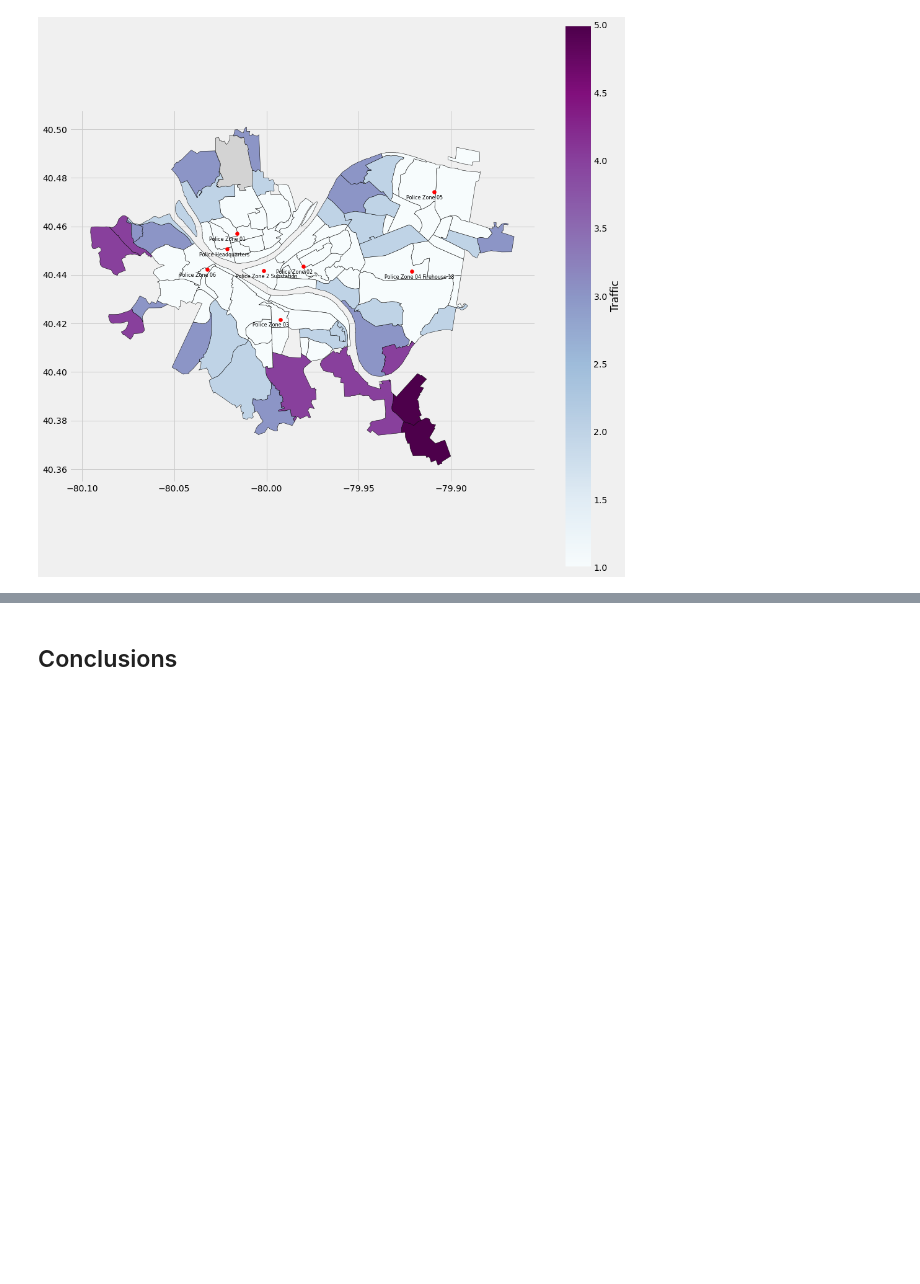
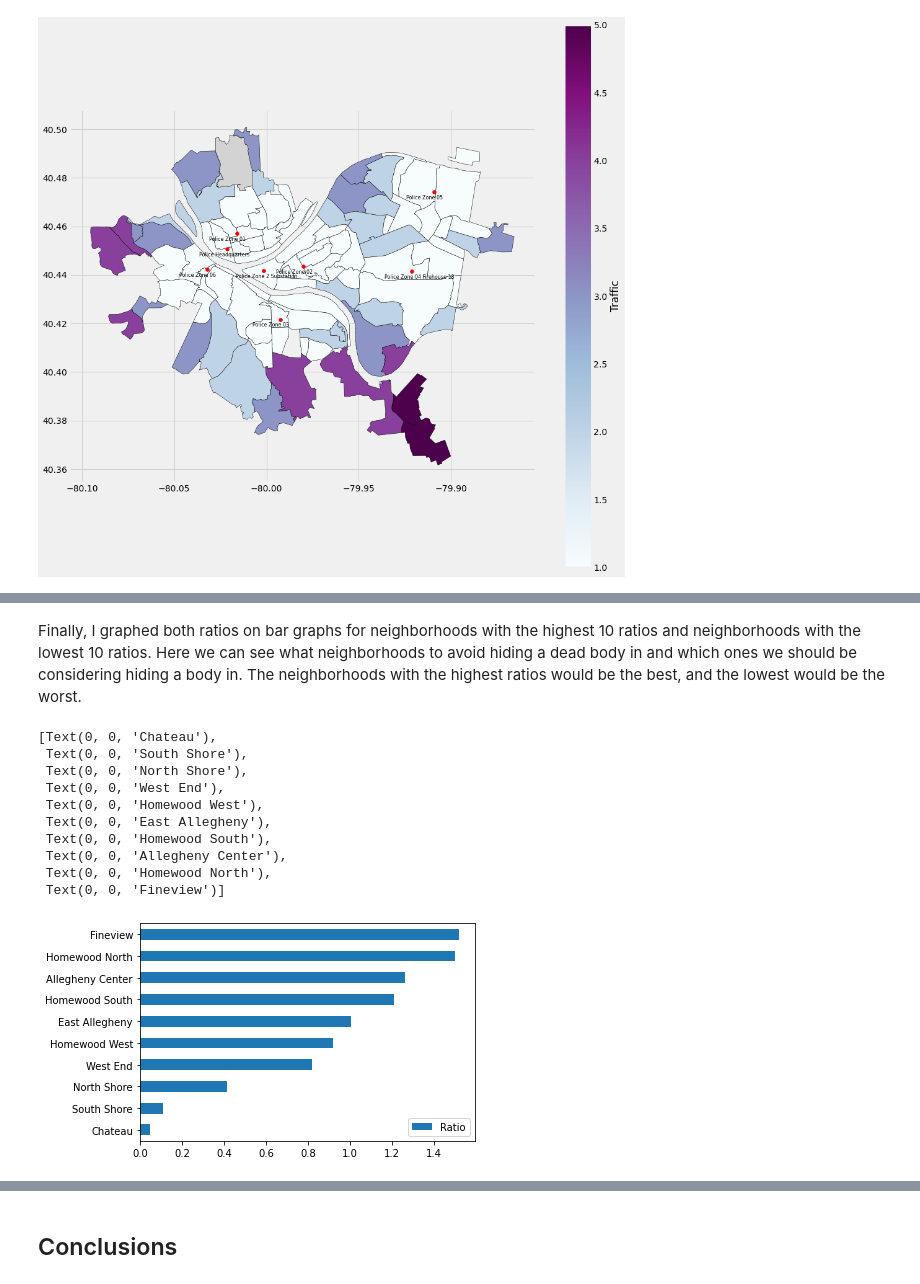
Before and after one commit to MattBartie/Harry-and-Matty-Final, a Jupyter notebook: MainCode.ipynb, the cells around one changed output, grey strips where cells are left out. Drawn from its saved outputs; the diff is of its cells as text; code cells hidden in the pictures; blank space fills up the shorter version.

```diff
--- a/MainCode.ipynb
+++ b/MainCode.ipynb
@@ -136,0 +139,4 @@ for i, police_station in police.iterrows():
+# %%
+arrest_data = pd.read_csv("Arrests.csv", usecols = ["INCIDENTNEIGHBORHOOD"])
+arrest_data.dropna(inplace=True)
+arrest_data.head(10)
@@ -136,0 +157,5 @@ for i, police_station in police.iterrows():
+# %%
+population_data = pd.read_csv("Population.csv", usecols = ["2020_Total_Population", "Neighborhood"])
+population_data.dropna(inplace=True)
+population_data.head(10)
+population_data.sort_values(by= "2020_Total_Population", ascending = False)
@@ -136,0 +178,14 @@ for i, police_station in police.iterrows():
+# %%
+data_combined = arrest_data.merge(population_data, how = "left", left_on = "INCIDENTNEIGHBORHOOD", right_on = "Neighborhood")
+data_combined.dropna(inplace = True)
+data_combined.drop("INCIDENTNEIGHBORHOOD", axis = 1, inplace = True)
+data_combined.iloc[0:]
+data_combined.sort_values(by= "2020_Total_Population", ascending = False)
+data_combined2 = data_combined.groupby("Neighborhood").size()
+data_combined2.sort_values (ascending = False)
+data_combined = data_combined.merge(data_combined2.to_frame(), how = "left", left_on = "Neighborhood", right_on = "Neighborhood")
+data_combined.drop_duplicates(inplace = True)
+data_combined.head()
+data_combined.sort_values(by= [0], ascending = False)
+data_combined = data_combined.rename(columns = {data_combined.columns[2]:"Incidents"})
+print (data_combined)
@@ -136,0 +209,3 @@ for i, police_station in police.iterrows():
+# %%
+data_combined["Ratio"] = data_combined["2020_Total_Population"].div(data_combined["Incidents"])
+print (data_combined)
@@ -136,0 +263,19 @@ for i, police_station in police.iterrows():
+# %% [markdown]
+Finally, I graphed both ratios on bar graphs for neighborhoods with the highest 10 ratios and neighborhoods with the lowest 10 ratios. Here we can see what neighborhoods to avoid hiding a dead body in and which ones we should be considering hiding a body in. The neighborhoods with the highest ratios would be the best, and the lowest would be the worst.
+# %%
+data_combined3 = data_combined.loc[:,["Neighborhood", "Ratio"]]
+data_combined3.sort_values(inplace = True, by = "Ratio")
+data_combined3.head()
+data_combined3[:10].plot.barh().set_yticklabels(data_combined3.Neighborhood)
+# %% [output]
+[Text(0, 0, 'Chateau'),
+ Text(0, 0, 'South Shore'),
+ Text(0, 0, 'North Shore'),
+ Text(0, 0, 'West End'),
+ Text(0, 0, 'Homewood West'),
+ Text(0, 0, 'East Allegheny'),
+ Text(0, 0, 'Homewood South'),
+ Text(0, 0, 'Allegheny Center'),
+ Text(0, 0, 'Homewood North'),
+ Text(0, 0, 'Fineview')]
+[figure, added]
```
Also changed, not shown: parts of 15 cells of this notebook.
